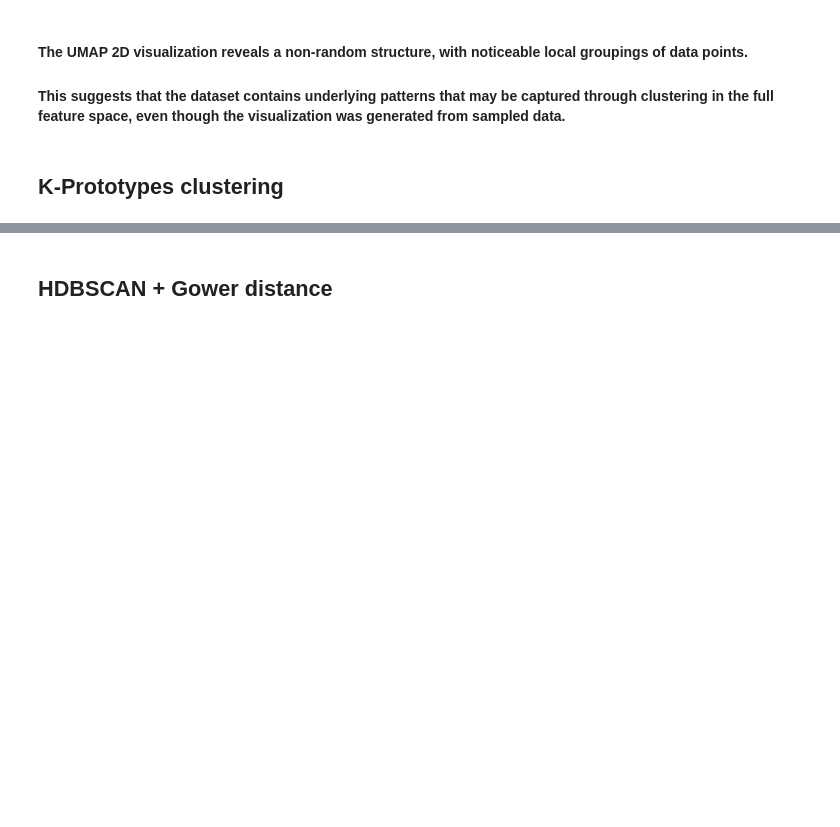
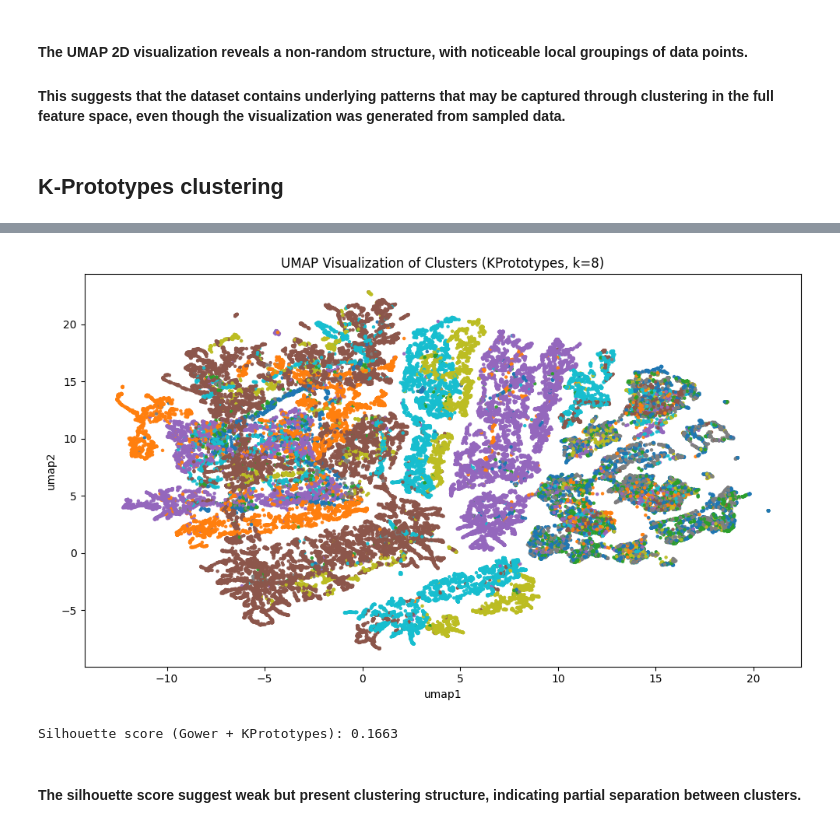
Before and after one commit to djurdjam02/DataMiningProject, a Jupyter notebook: clustering.ipynb, the cells around one changed output, grey strips where cells are left out. Cells and saved outputs as stored; diff of their text form; code cells hidden in the pictures; blank space fills up the shorter version.

```diff
--- a/clustering.ipynb
+++ b/clustering.ipynb
@@ -65,12 +83,12 @@ plt.show()
 ## K-Prototypes clustering
 # %%
 # for k-prototypes categorical data doesn’t need any pre-processing, we only need array with indices of categorical columns
-# for numerical data Yeo-Johnson transform is applied.
 kprot_df = df.copy()
 
-pt = PowerTransformer(method='yeo-johnson')
-kprot_df[numerical_cols] = pt.fit_transform(kprot_df[numerical_cols])
+scaler = StandardScaler()
+kprot_df[numerical_cols] = scaler.fit_transform(kprot_df[numerical_cols])
 
 categorical_cols_indices = [kprot_df.columns.get_loc(col) for col in categorical_cols]
 print(categorical_cols_indices)
+kprot_df
 # %% [output]
@@ -78,14 +109,5 @@ print(categorical_cols_indices)
 # %%
 from kmodes.kprototypes import KPrototypes
-# range for number of clusters is based on UMAP visualization
-# the best number is going to be determined with elbow method
-costs = []
-clusters_assigned = []
-for i in range(5, 15):
-    try:
-        kproto = KPrototypes(n_clusters= i, init='Cao', verbose=2)
-        clusters = kproto.fit_predict(kprot_df.to_numpy(), categorical=categorical_cols_indices)
-        costs.append(kproto.cost_)
-        clusters_assigned.append(clusters)
-    except:
-        print(f"Can't cluster with {i} clusters")
+
+kproto = KPrototypes(n_clusters= 8, init='Cao')
+clusters = kproto.fit_predict(kprot_df.to_numpy(), categorical=categorical_cols_indices)
@@ -102,2 +114,37 @@ final_k = 10 # obtainted via elbow method
-# %% [markdown]
-## HDBSCAN + Gower distance
+# %%
+# Visualization of the clustering on sampled data
+sample_indices = df_umap_sample.index
+clusters_sample = np.array(clusters)[sample_indices]
+
+plt.figure(figsize=(10, 6))
+plt.scatter(
+    embedding[:, 0],
+    embedding[:, 1],
+    c=clusters_sample,
+    cmap='tab10',
+    s=5,
+    alpha=0.9
+)
+plt.title('UMAP Visualization of Clusters (KPrototypes, k=8)')
+plt.xlabel('umap1')
+plt.ylabel('umap2')
+plt.tight_layout()
+plt.show()
+# %% [output]
+[figure, added]
+# %%
+import gower
+from sklearn.metrics import silhouette_score
+
+X = kprot_df.sample(frac=0.04, random_state=42)
+gower_dist = gower.gower_matrix(X.to_numpy())
+
+sample_indices = X.index
+clusters_sample = np.array(clusters)[sample_indices]
+sil_score = silhouette_score(gower_dist, clusters_sample, metric='precomputed')
+
+print(f"Silhouette score (Gower + KPrototypes): {sil_score:.4f}")
+# %% [output]
+Silhouette score (Gower + KPrototypes): 0.1663
+# %% [markdown]
+#### The silhouette score suggest weak but present clustering structure, indicating partial separation between clusters.
```
Also changed, not shown: parts of 6 cells of this notebook.
